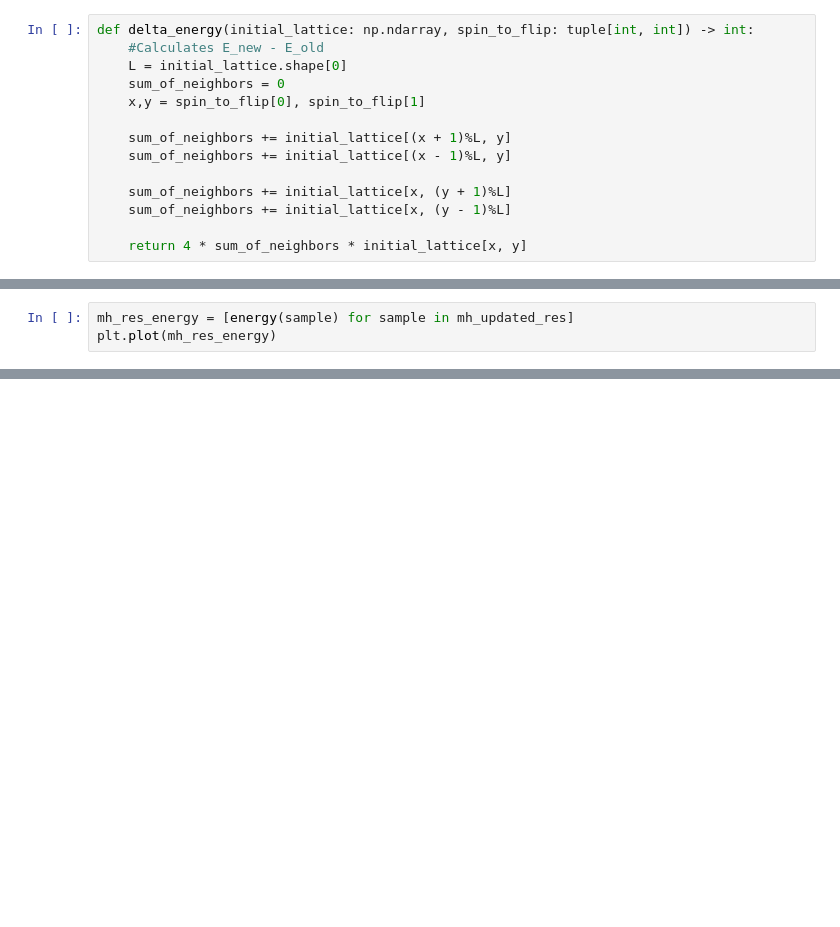
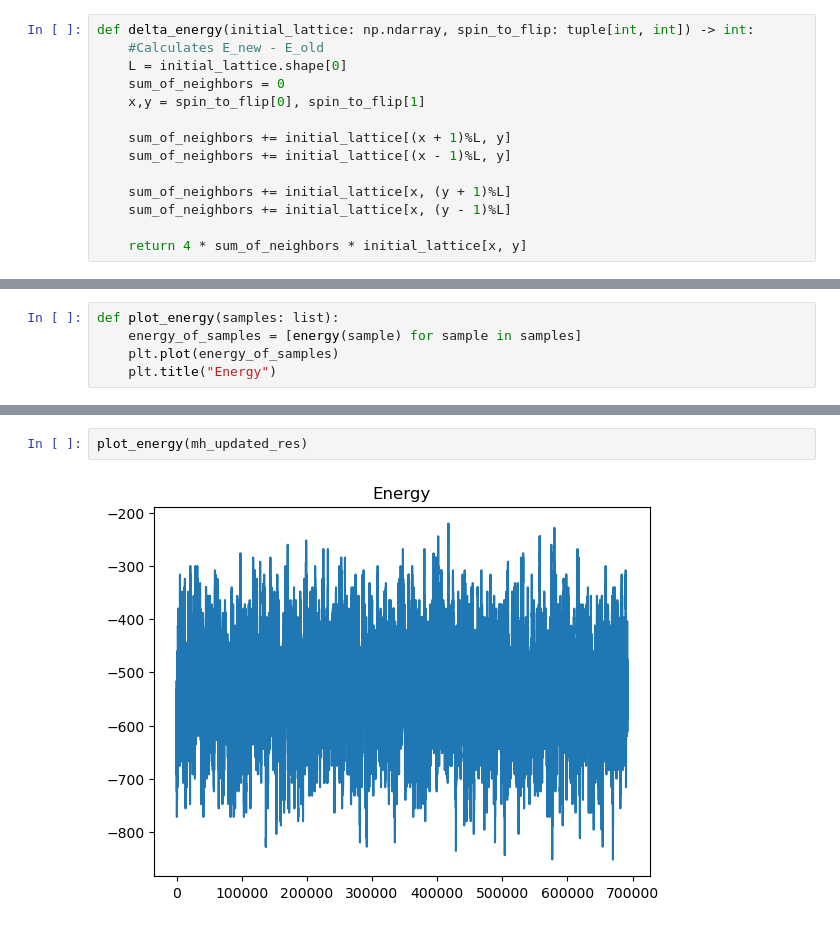
Before and after one commit to fysmoe1121/Phase-Transitions-Ising-Model, a Jupyter notebook: ising_model.ipynb, the cells around one changed output, grey strips where cells are left out. Saved outputs shown, nothing was run; the diff lists cells and outputs as text; blank space fills up the shorter version.

```diff
--- a/ising_model.ipynb
+++ b/ising_model.ipynb
@@ -219,3 +185,5 @@ def turn_into_number(samples):
 # %%
-mh_res_energy = [energy(sample) for sample in mh_updated_res]
-plt.plot(mh_res_energy)
+def plot_energy(samples: list):
+    energy_of_samples = [energy(sample) for sample in samples]
+    plt.plot(energy_of_samples)
+    plt.title("Energy")
@@ -236,0 +198,4 @@ def heat_bath_update(lattice: nd_darray):
+# %%
+plot_energy(mh_updated_res)
+# %% [output]
+[figure, added]
```
Also changed, not shown: parts of 33 cells of this notebook.
